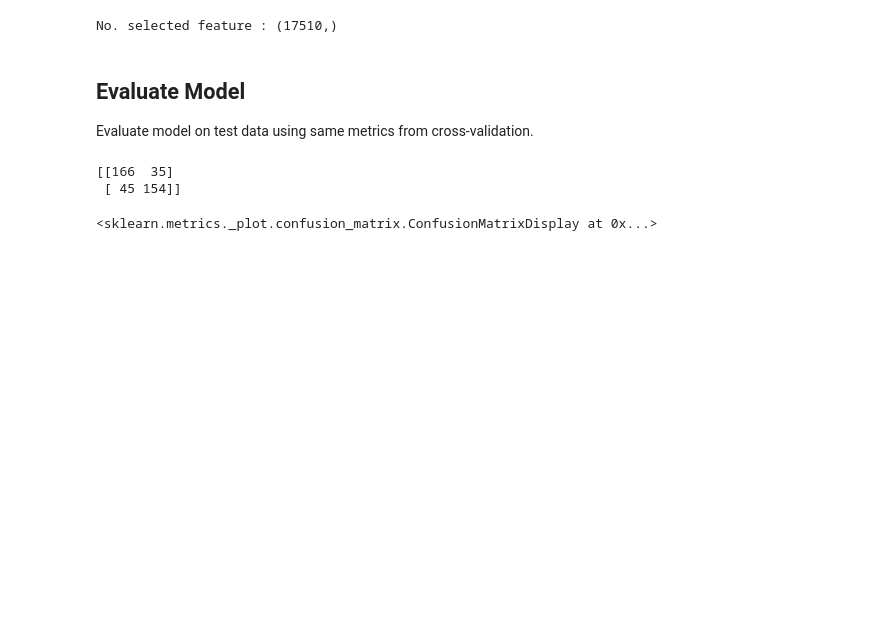
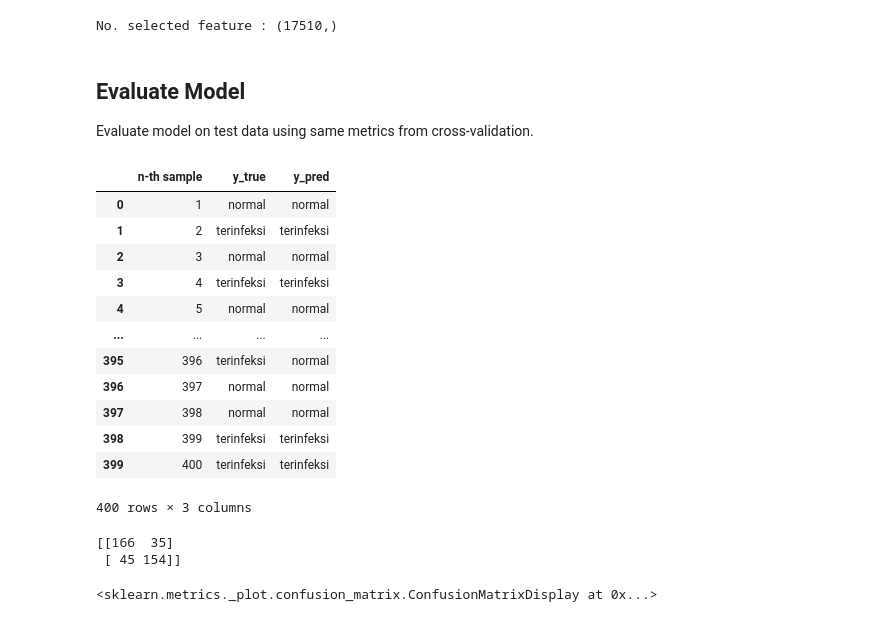
Before and after one commit to zeerafle/oil-palm-stem, a Jupyter notebook: skripsi.ipynb, the cells around one changed output. Drawn from its saved outputs; the diff is of its cells as text; code cells hidden in the pictures; blank space fills up the shorter version.

Commit message:
minor fix
- fix exported svm_coef
- add y_true vs y_pred on test data

```diff
--- a/skripsi.ipynb
+++ b/skripsi.ipynb
@@ -162,7 +179,28 @@ np.savetxt(r'data\svm_coef.txt', new_pipeline['svc'].coef_, delimiter='\n')
 
 Evaluate model on test data using same metrics from cross-validation.
 # %%
-# new_pipeline = joblib.load(r'dumps\pipeline.joblib')
+new_pipeline = joblib.load(r'dumps\pipeline.joblib')
+# %%
+y_pred = new_pipeline.predict(X_test)
+true_pred_df = pd.DataFrame({'n-th sample': np.arange(1, len(y_pred)+1),
+                             'y_true': np.where(y_test == 0, 'normal', 'terinfeksi'),
+                             'y_pred': np.where(y_pred == 0, 'normal', 'terinfeksi')})
+true_pred_df.to_csv(r'result\true_pred.csv', index=False)
+true_pred_df
+# %% [output]
+|  | n-th sample | y_true | y_pred |
+| 0 | 1 | normal | normal |
+| 1 | 2 | terinfeksi | terinfeksi |
+| 2 | 3 | normal | normal |
+| 3 | 4 | terinfeksi | terinfeksi |
+| 4 | 5 | normal | normal |
+| ... | ... | ... | ... |
+| 395 | 396 | terinfeksi | normal |
+| 396 | 397 | normal | normal |
+| 397 | 398 | normal | normal |
+| 398 | 399 | terinfeksi | terinfeksi |
+| 399 | 400 | terinfeksi | terinfeksi |
+400 rows × 3 columns
 # %%
 y_pred = new_pipeline.predict(X_test)
 print(metrics.confusion_matrix(y_test, y_pred))
```
Also changed, not shown: parts of 6 cells of this notebook, 3 other files.
